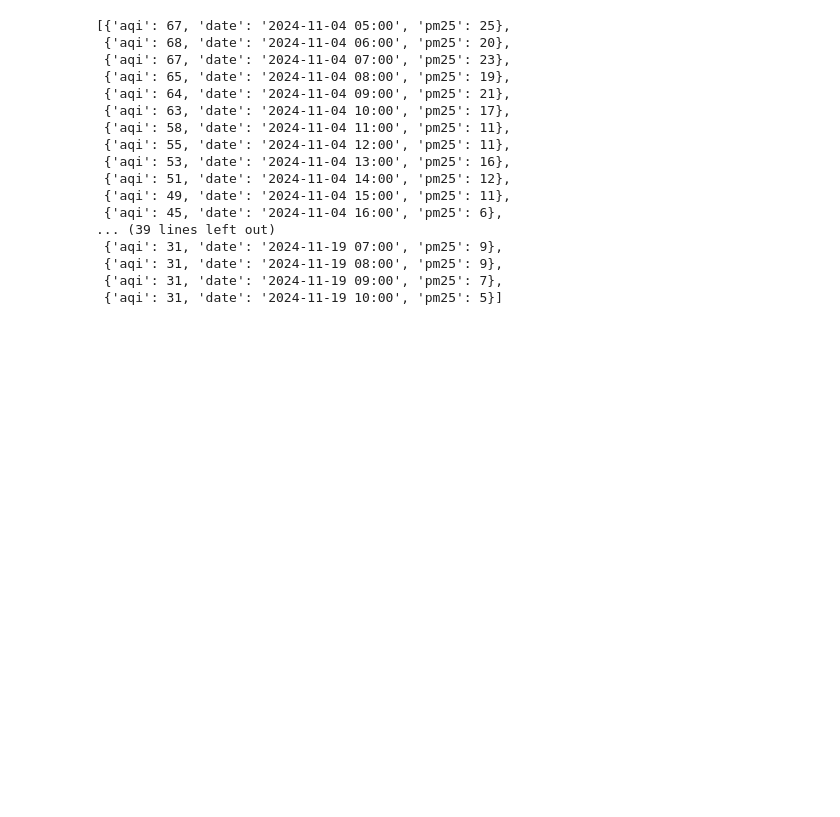
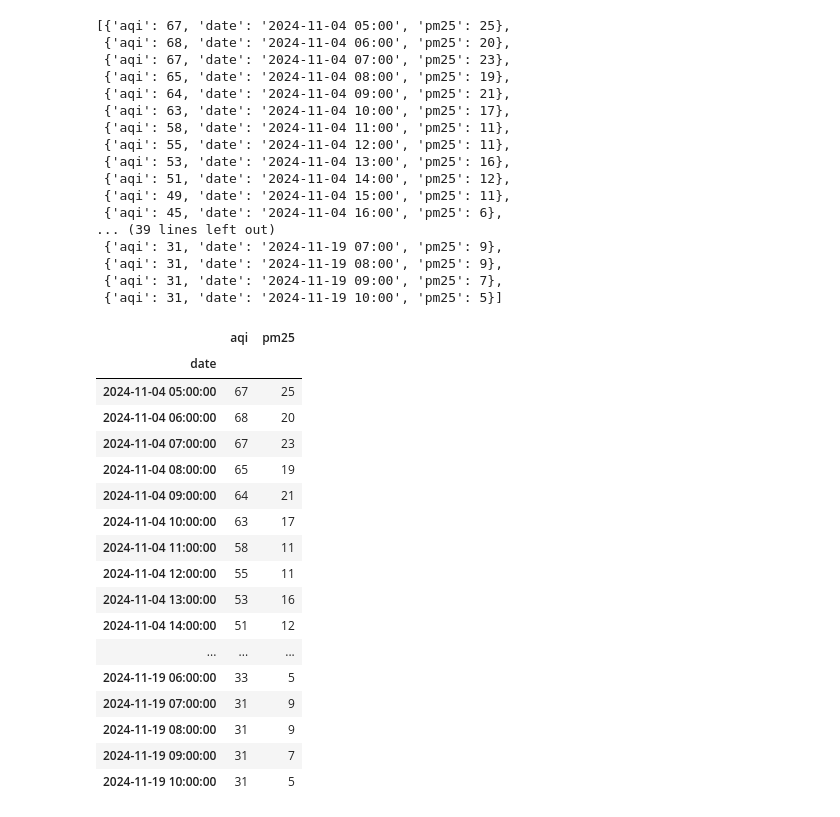
Before and after one commit to nickjiang2000/20240904_TVDI, a Jupyter notebook: Lesson10/lesson10_1.ipynb, the cells around one changed output. Drawn from its saved outputs; the diff is of its cells as text; code cells hidden in the pictures; blank space fills up the shorter version.

```diff
--- a/Lesson10/lesson10_1.ipynb
+++ b/Lesson10/lesson10_1.ipynb
@@ -36,3 +36,28 @@ pprint(data_list)
  {'aqi': 31, 'date': '2024-11-19 08:00', 'pm25': 9},
  {'aqi': 31, 'date': '2024-11-19 09:00', 'pm25': 7},
  {'aqi': 31, 'date': '2024-11-19 10:00', 'pm25': 5}]
+# %%
+import pandas as pd
+df = pd.DataFrame(data_list)
+df['date'] = pd.to_datetime(df['date'])
+df1 = df.set_index('date')
+df1
+# %% [output]
+|  | aqi | pm25 |
+| date |  |  |
+| 2024-11-04 05:00:00 | 67 | 25 |
+| 2024-11-04 06:00:00 | 68 | 20 |
+| 2024-11-04 07:00:00 | 67 | 23 |
+| 2024-11-04 08:00:00 | 65 | 19 |
+| 2024-11-04 09:00:00 | 64 | 21 |
+| 2024-11-04 10:00:00 | 63 | 17 |
+| 2024-11-04 11:00:00 | 58 | 11 |
+| 2024-11-04 12:00:00 | 55 | 11 |
+| 2024-11-04 13:00:00 | 53 | 16 |
+| 2024-11-04 14:00:00 | 51 | 12 |
+| ... | ... | ... |
+| 2024-11-19 06:00:00 | 33 | 5 |
+| 2024-11-19 07:00:00 | 31 | 9 |
+| 2024-11-19 08:00:00 | 31 | 9 |
+| 2024-11-19 09:00:00 | 31 | 7 |
+| 2024-11-19 10:00:00 | 31 | 5 |
```
Also changed, not shown: parts of 1 cell of this notebook.
